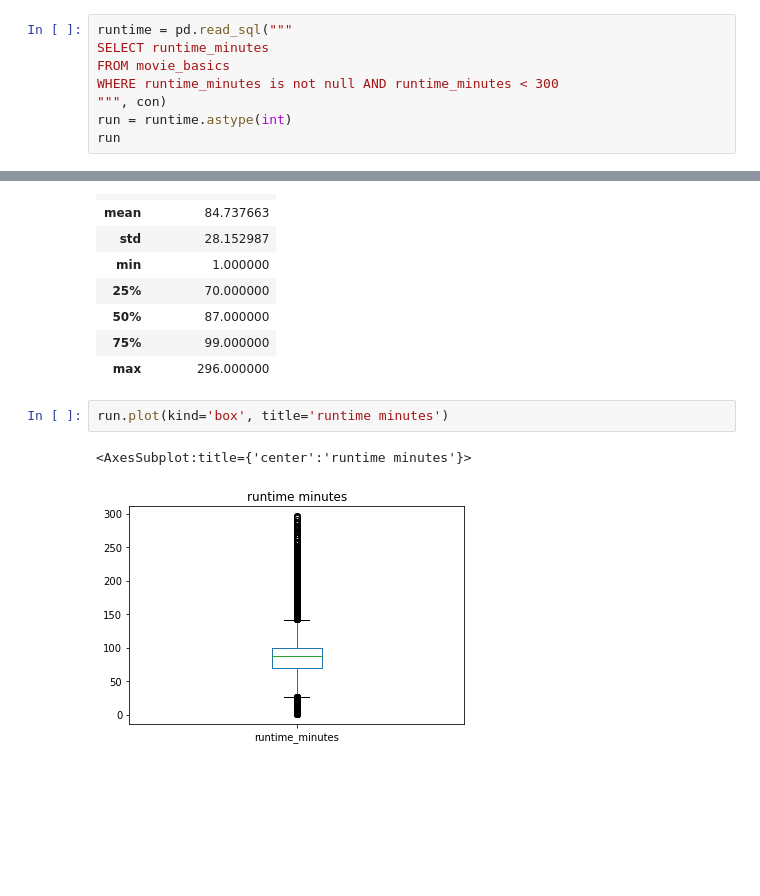
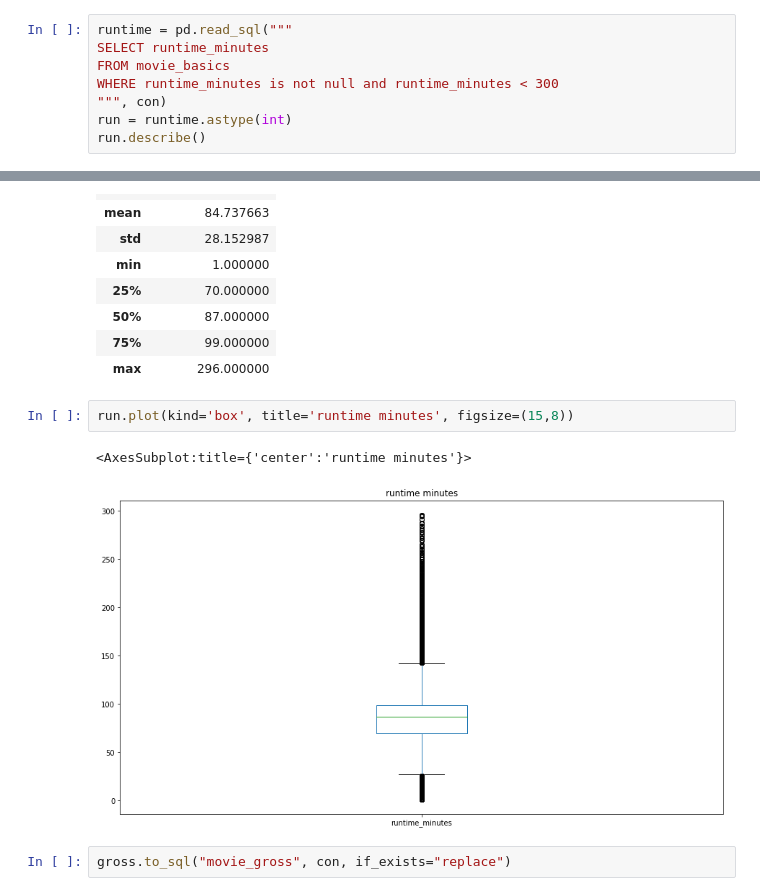
Before and after one commit to harte3/Flatiron-Capstone-Group-2, a Jupyter notebook: notebooks/donnie-kevin/Donnie-Kevin.ipynb, the cells around one changed output, grey strips where cells are left out. Drawn from its saved outputs; the diff is of its cells as text; blank space fills up the shorter version.

```diff
--- a/notebooks/donnie-kevin/Donnie-Kevin.ipynb
+++ b/notebooks/donnie-kevin/Donnie-Kevin.ipynb
@@ -63,9 +100,9 @@ memory usage: 6.7+ MB
 runtime = pd.read_sql("""
 SELECT runtime_minutes
 FROM movie_basics
-WHERE runtime_minutes is not null AND runtime_minutes < 300
+WHERE runtime_minutes is not null and runtime_minutes < 300
 """, con)
 run = runtime.astype(int)
-run
+run.describe()
 # %% [output]
 |  | runtime_minutes |
@@ -94,7 +127,9 @@ run.describe()
 | 75% | 99.000000 |
 | max | 296.000000 |
 # %%
-run.plot(kind='box', title='runtime minutes')
+run.plot(kind='box', title='runtime minutes', figsize=(15,8))
 # %% [output]
 <AxesSubplot:title={'center':'runtime minutes'}>
-[figure, old version]
+[figure, new version]
+# %%
+gross.to_sql("movie_gross", con, if_exists="replace")
```
Also changed, not shown: parts of 7 cells of this notebook.
